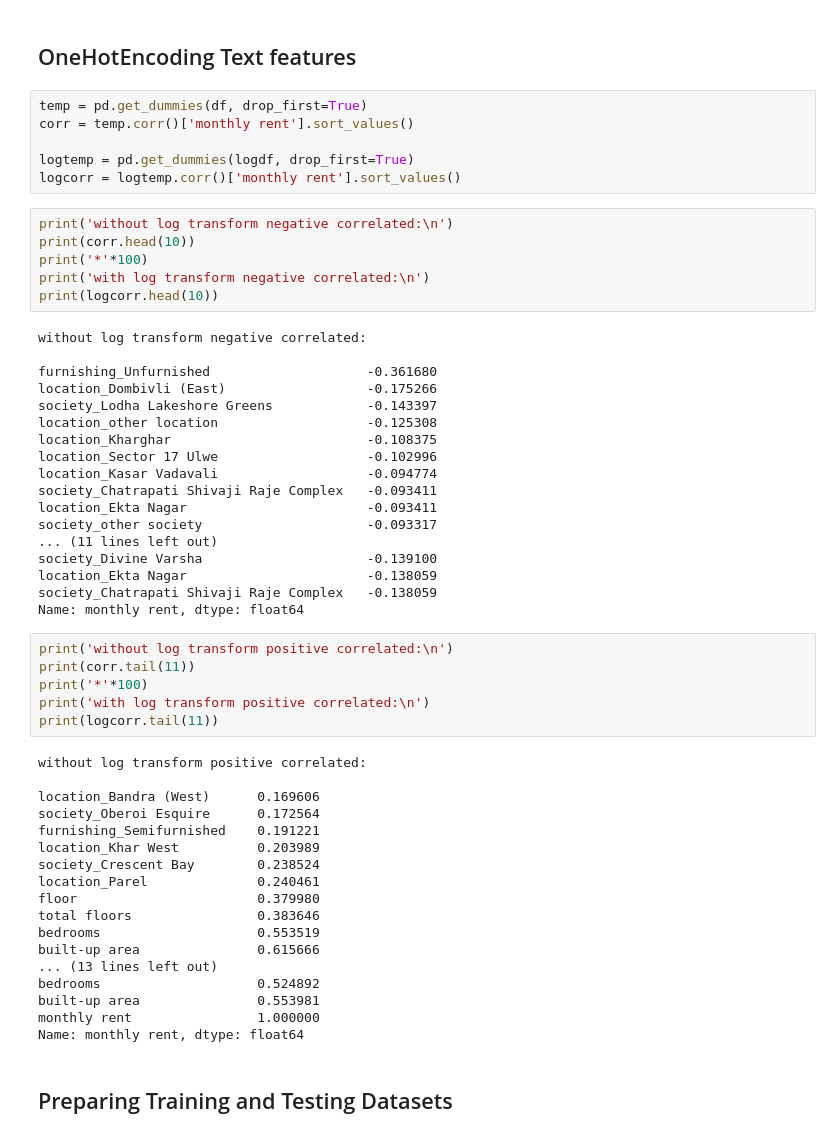
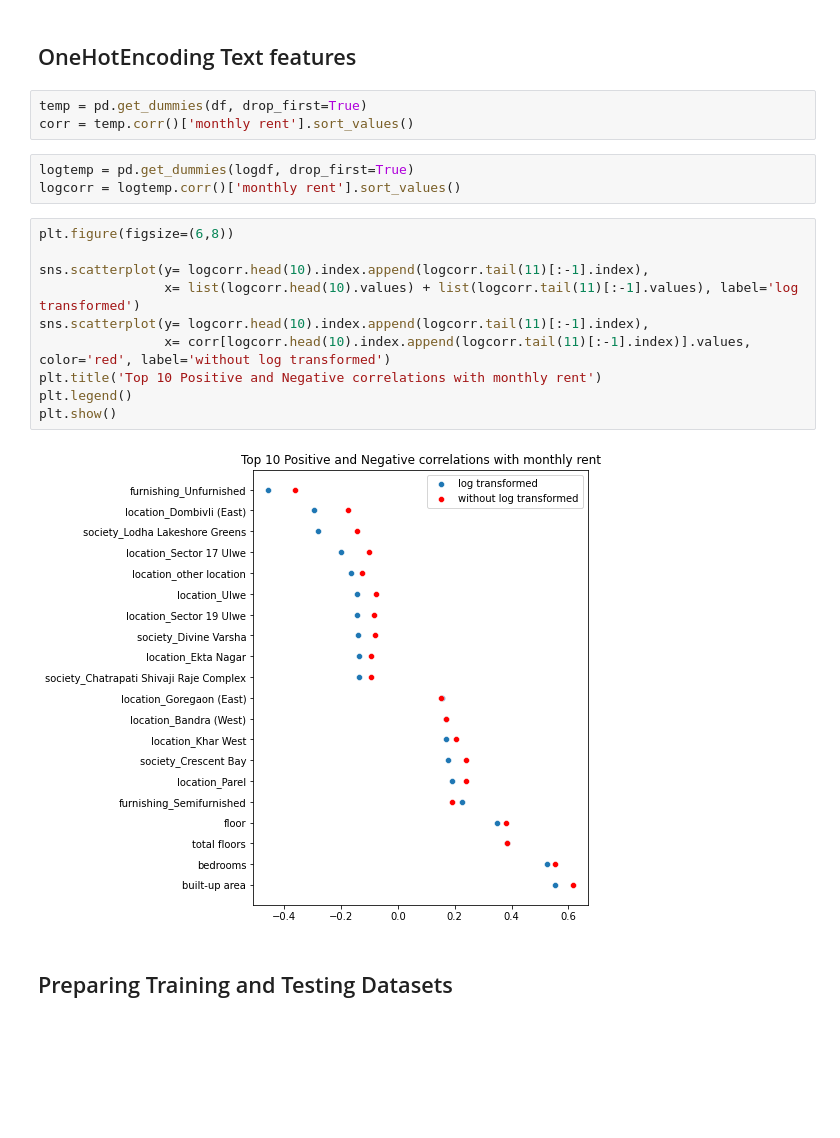
Before and after one commit to G0rav/House_Rent_Predictor, a Jupyter notebook: Modeling.ipynb, the cells around one changed output. Drawn from its saved outputs; the diff is of its cells as text; blank space fills up the shorter version.

```diff
--- a/Modeling.ipynb
+++ b/Modeling.ipynb
@@ -37,57 +49,21 @@ memory usage: 999.9+ KB
 # %%
 temp = pd.get_dummies(df, drop_first=True)
 corr = temp.corr()['monthly rent'].sort_values()
-
-logtemp = pd.get_dummies(logdf, drop_first=True)
-logcorr = logtemp.corr()['monthly rent'].sort_values()
-# %%
-print('without log transform negative correlated:\n')
-print(corr.head(10))
-print('*'*100)
-print('with log transform negative correlated:\n')
-print(logcorr.head(10))
-# %% [output]
-without log transform negative correlated:
-
-furnishing_Unfurnished                    -0.361680
-location_Dombivli (East)                  -0.175266
-society_Lodha Lakeshore Greens            -0.143397
-location_other location                   -0.125308
-location_Kharghar                         -0.108375
-location_Sector 17 Ulwe                   -0.102996
-location_Kasar Vadavali                   -0.094774
-society_Chatrapati Shivaji Raje Complex   -0.093411
-location_Ekta Nagar                       -0.093411
-society_other society                     -0.093317
-... (11 lines left out)
-society_Divine Varsha                     -0.139100
-location_Ekta Nagar                       -0.138059
-society_Chatrapati Shivaji Raje Complex   -0.138059
-Name: monthly rent, dtype: float64
-# %%
-print('without log transform positive correlated:\n')
-print(corr.tail(11))
-print('*'*100)
-print('with log transform positive correlated:\n')
-print(logcorr.tail(11))
-# %% [output]
-without log transform positive correlated:
-
-location_Bandra (West)      0.169606
-society_Oberoi Esquire      0.172564
-furnishing_Semifurnished    0.191221
-location_Khar West          0.203989
-society_Crescent Bay        0.238524
-location_Parel              0.240461
-floor                       0.379980
-total floors                0.383646
-bedrooms                    0.553519
-built-up area               0.615666
-... (13 lines left out)
-bedrooms                    0.524892
-built-up area               0.553981
-monthly rent                1.000000
-Name: monthly rent, dtype: float64
+# %%
+logtemp = pd.get_dummies(logdf, drop_first=True)
+logcorr = logtemp.corr()['monthly rent'].sort_values()
+# %%
+plt.figure(figsize=(6,8))
+
+sns.scatterplot(y= logcorr.head(10).index.append(logcorr.tail(11)[:-1].index),
+                x= list(logcorr.head(10).values) + list(logcorr.tail(11)[:-1].values), label='log transformed')
+sns.scatterplot(y= logcorr.head(10).index.append(logcorr.tail(11)[:-1].index),
+                x= corr[logcorr.head(10).index.append(logcorr.tail(11)[:-1].index)].values, color='red', label='without log transformed')
+plt.title('Top 10 Positive and Negative correlations with monthly rent')
+plt.legend()
+plt.show()
+# %% [output]
+[figure, added]
 # %% [markdown]
 ## Preparing Training and Testing Datasets
 # %%
```
Also changed, not shown: parts of 63 cells of this notebook.
